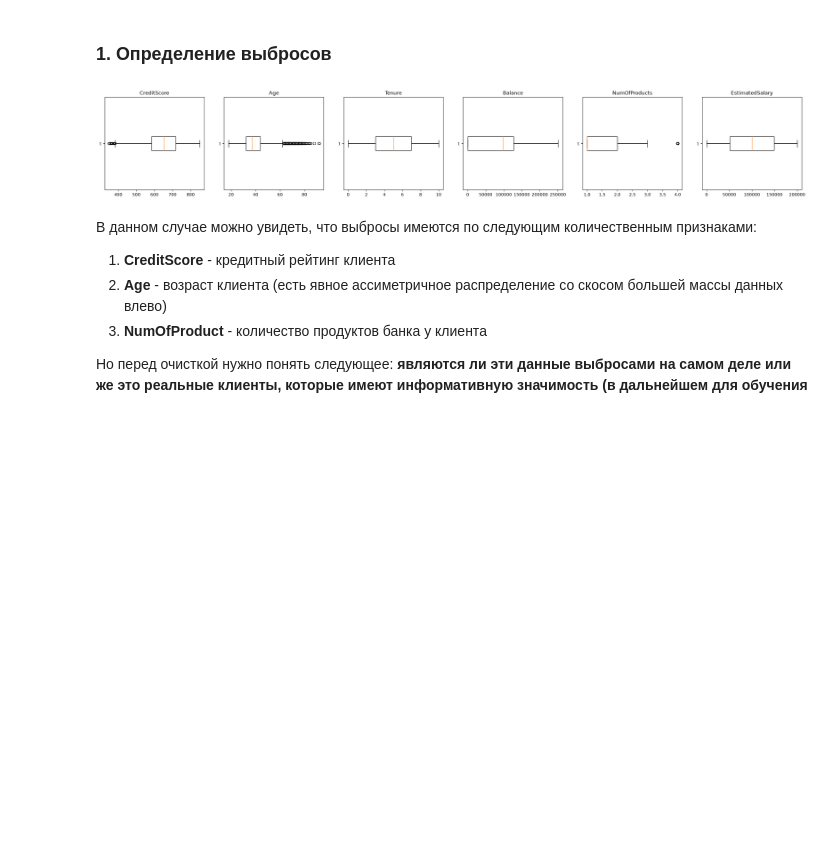
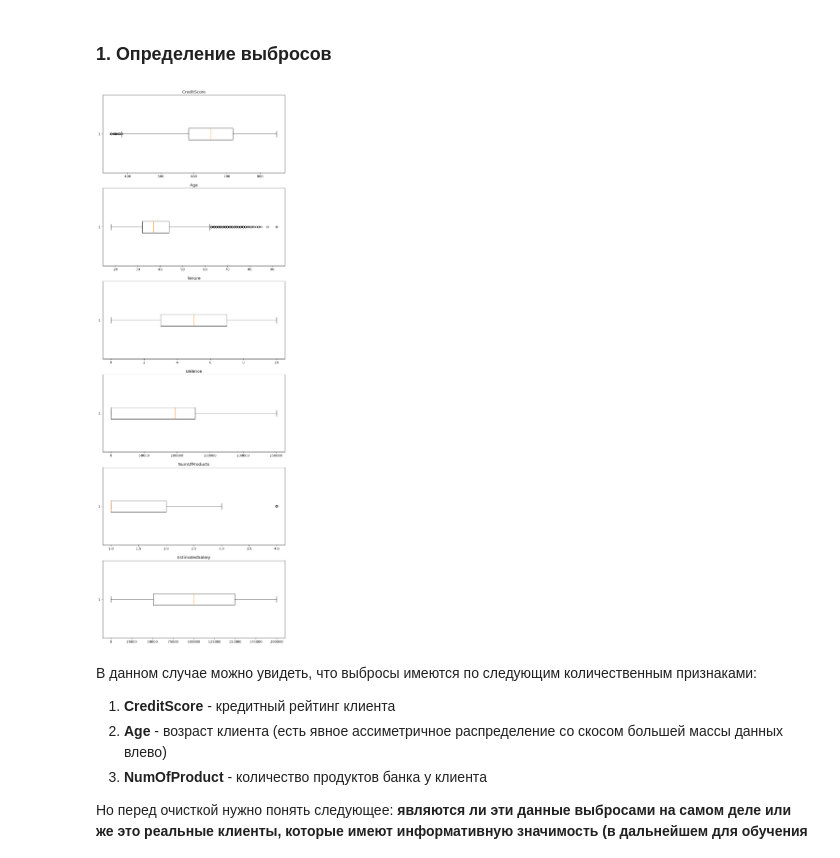
Before and after one commit to ddoszcx/bank-customer-churn, a Jupyter notebook: ПРОЕКТ (1).ipynb, the cells around one changed output. Cells and saved outputs as stored; diff of their text form; code cells hidden in the pictures; blank space fills up the shorter version.

```diff
--- a/ПРОЕКТ (1).ipynb
+++ b/ПРОЕКТ (1).ipynb
@@ -63,8 +63,8 @@ import warnings
 
 warnings.filterwarnings('ignore')
 
+df = pd.read_csv('Churn_Modelling.csv')
 
-df = pd.read_csv("/Users/senseyragu/АНДАН/Churn_Modelling.csv")
 
 # Числовые (количественные) и категориальные/бинарные признаки
 numeric_cols = ['CreditScore', 'Age', 'Tenure', 'Balance', 'NumOfProducts', 'EstimatedSalary']
@@ -144,14 +168,14 @@ print(df_clean.duplicated().sum())  # проверка, что дубликат
 # %%
 #для определения выбросов в сформируем ящики с усами
 
-fig, ax = plt.subplots(1, len(numeric_cols), figsize=(30, 4))  # создаем сетку графиков с 1 строкой и n столбцами
+fig, ax = plt.subplots(len(numeric_cols), 1, figsize=(10, 30))  # создаем сетку графиков с 1 строкой и n столбцами
                                                                #(n - кол-во количественных признаков)
 
 for i in range(len(numeric_cols)):
     ax[i].set_title(numeric_cols[i]) # добавляем заголовки на графики (по каждому количественному признаку)
     ax[i].boxplot(df_clean[numeric_cols[i]], vert=False) # рисуем ящики с усами
 # %% [output]
-[figure, old version]
+[figure, new version]
 # %% [markdown]
 В данном случае можно увидеть, что выбросы имеются по следующим количественным признаками:
 
```
Also changed, not shown: parts of 40 cells of this notebook.
